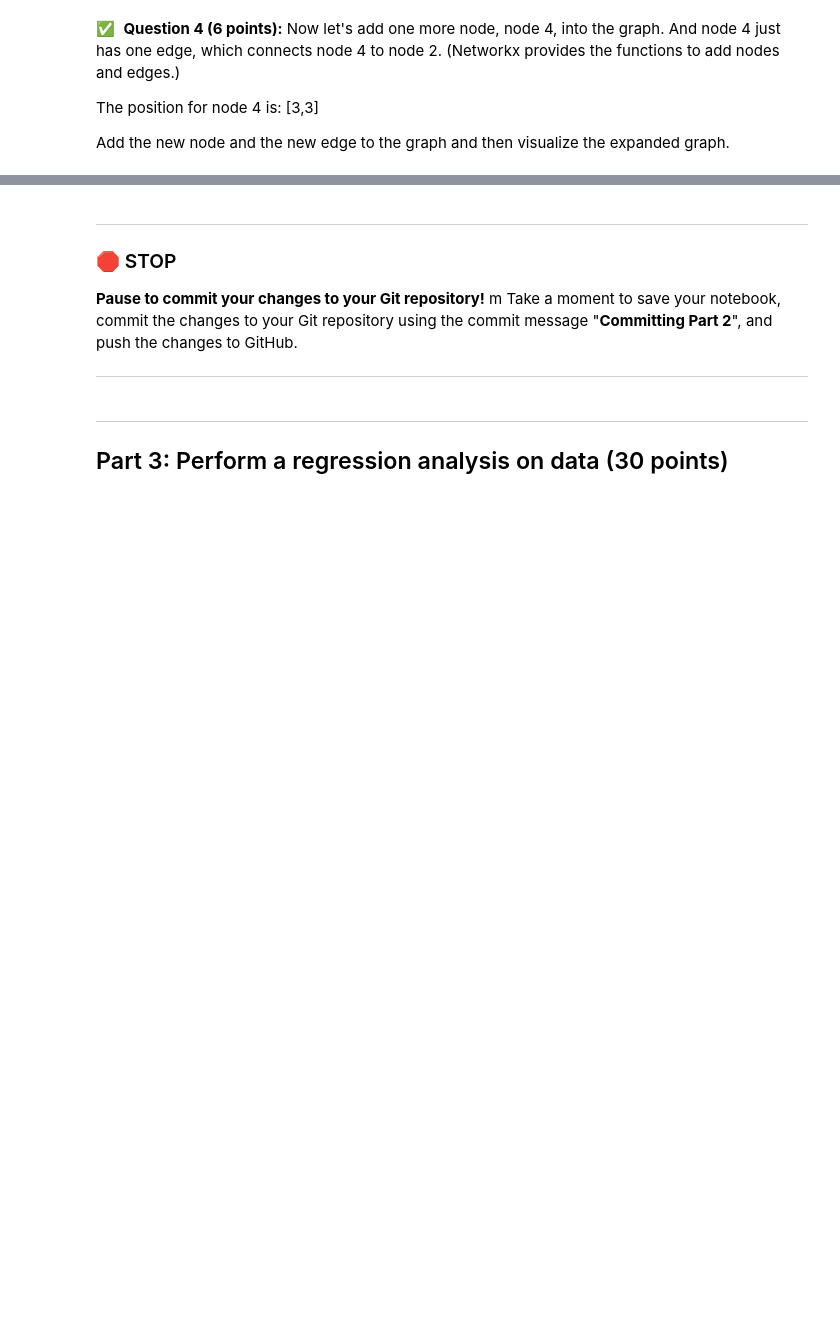
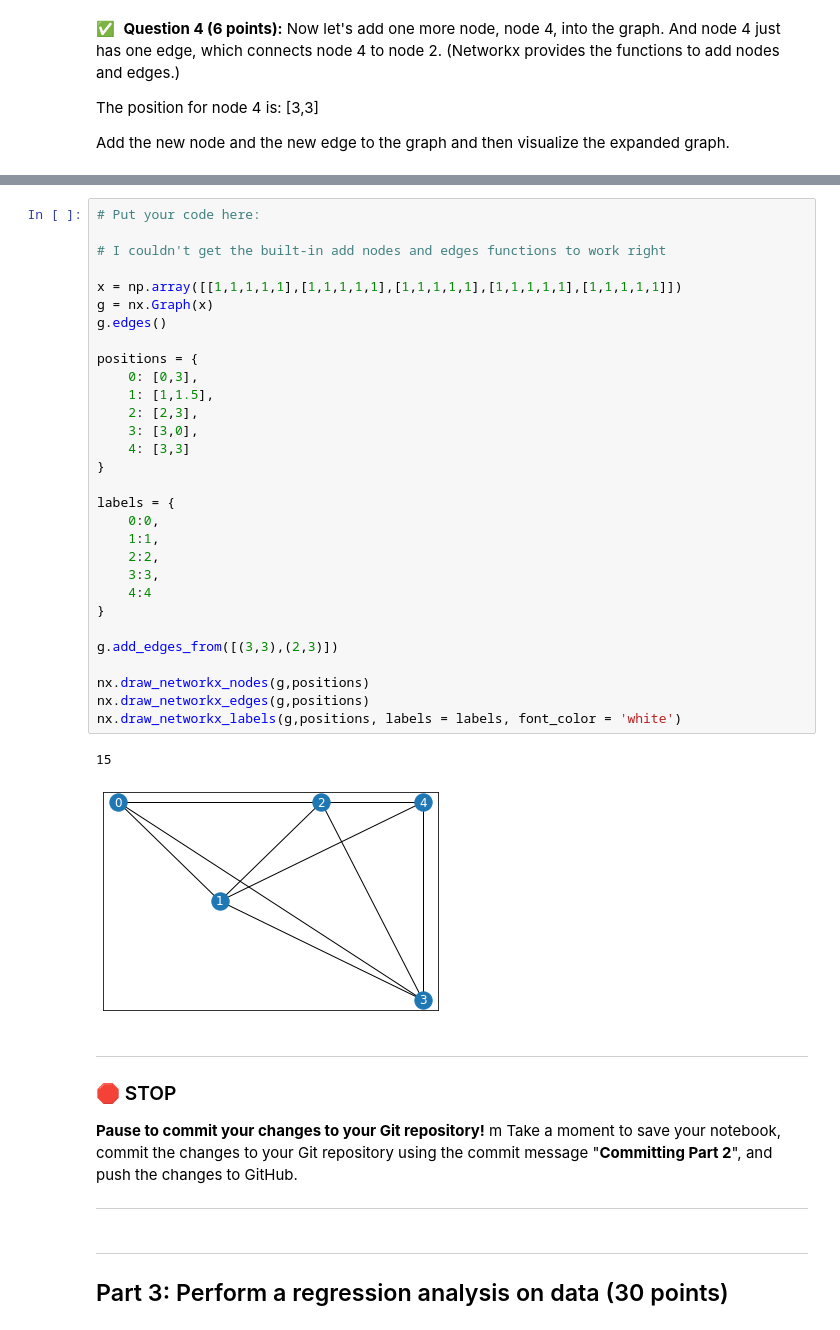
Before and after one commit to barnbyje/cmse202-s22-turnin, a Jupyter notebook: final/CMSE202-Final-Section-001-STUDENT.ipynb, the cells around one changed output, grey strips where cells are left out. Saved outputs shown, nothing was run; the diff lists cells and outputs as text; blank space fills up the shorter version.

```diff
--- a/final/CMSE202-Final-Section-001-STUDENT.ipynb
+++ b/final/CMSE202-Final-Section-001-STUDENT.ipynb
@@ -87,3 +145,36 @@ Add the new node and the new edge to the graph and then visualize the expanded g
+# %%
+# Put your code here:
+
+# I couldn't get the built-in add nodes and edges functions to work right
+
+x = np.array([[1,1,1,1,1],[1,1,1,1,1],[1,1,1,1,1],[1,1,1,1,1],[1,1,1,1,1]])
+g = nx.Graph(x)
+g.edges()
+
+positions = {
+    0: [0,3],
+    1: [1,1.5],
+    2: [2,3],
+    3: [3,0],
+    4: [3,3]
+}
+
+labels = {
+    0:0,
+    1:1,
+    2:2,
+    3:3,
+    4:4
+}
+
+g.add_edges_from([(3,3),(2,3)])
+
+nx.draw_networkx_nodes(g,positions)
+nx.draw_networkx_edges(g,positions)
+nx.draw_networkx_labels(g,positions, labels = labels, font_color = 'white')
+# %% [output]
+15
+[figure, added]
 # %% [markdown]
 ---
 ### &#128721; STOP
```
Also changed, not shown: parts of 10 cells of this notebook.
